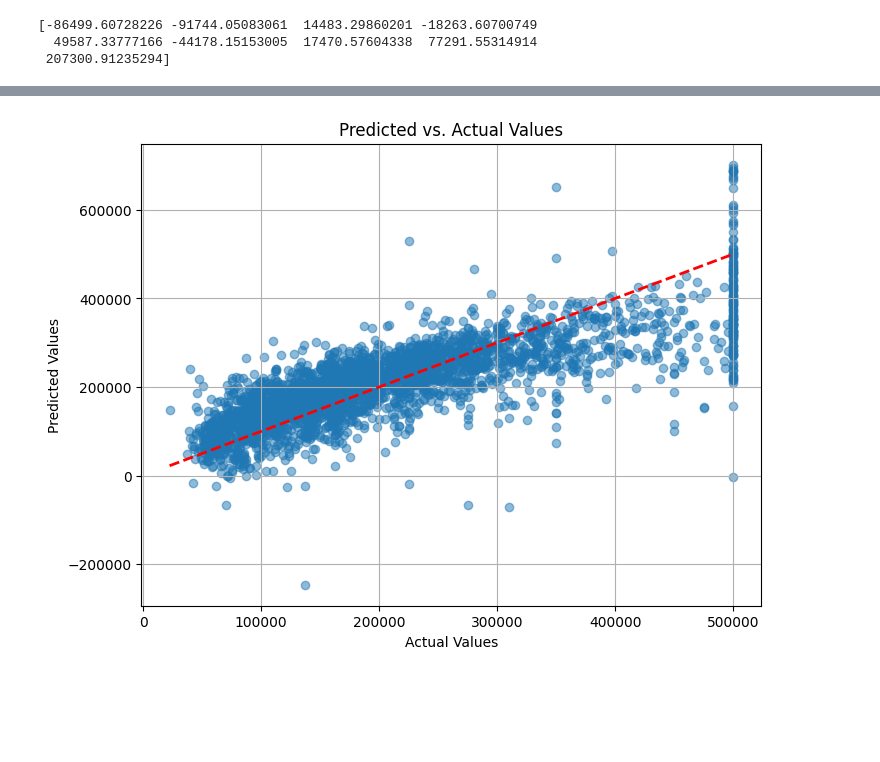
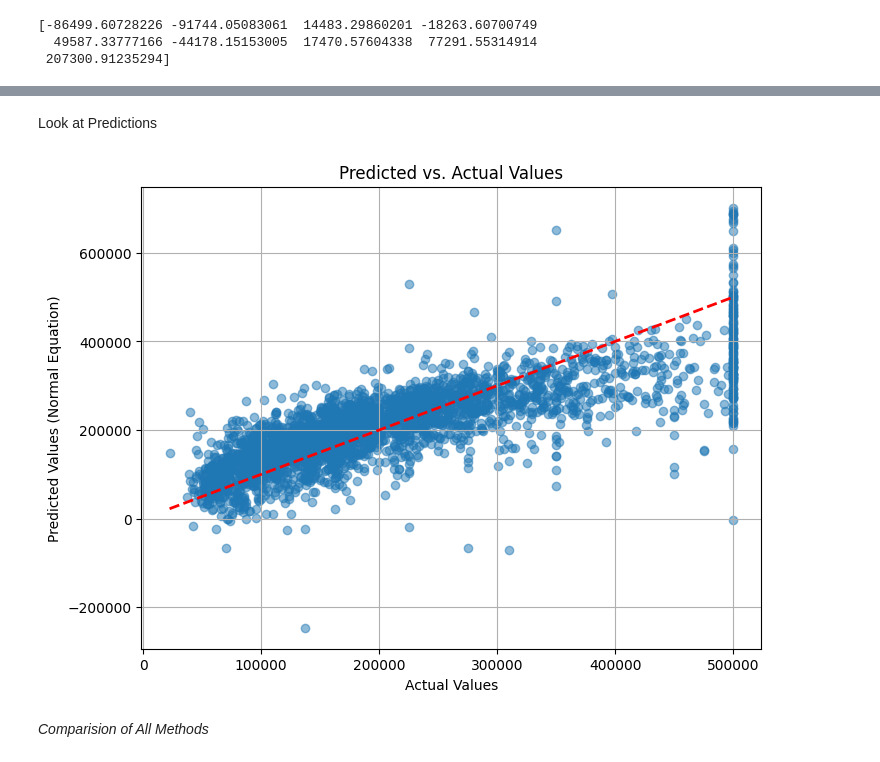
Before and after one commit to escher-bach/MachineLearningLab, a Jupyter notebook: Experiment2/CaliforniaHousing.ipynb, the cells around one changed output, grey strips where cells are left out. Cells and saved outputs as stored; diff of their text form; code cells hidden in the pictures; blank space fills up the shorter version.

Commit message:
Fixed Images

```diff
--- a/Experiment2/CaliforniaHousing.ipynb
+++ b/Experiment2/CaliforniaHousing.ipynb
@@ -151,7 +266,3 @@ x_scaled_test = (x_test-x_test.mean(axis=0))/x_test.std(axis=0)
 x_test =x_scaled_test
 x_test = np.column_stack((x_test,np.ones(len(x_test))))
 y_test = np.array(valid_df.iloc[:,-1])
-# %%
-x_test = np.array(x_test)
-x_scaled_test = (x_test-x_test.mean(axis=0))/x_test.std(axis=0)
-x_test =x_scaled_test
@@ -158,14 +297,17 @@ x_test =x_scaled_test
+# %% [markdown]
+Look at Predictions
 # %%
 import matplotlib.pyplot as plt
 y_pred = compute_function_normal(x_test,normal_weights)
-# Assuming y_test contains the true values and y_pred contains your model's predictions
 plt.figure(figsize=(8, 6))
 plt.scatter(y_test, y_pred, alpha=0.5)
-plt.plot([min(y_test), max(y_test)], [min(y_test), max(y_test)], color='red', linestyle='--', lw=2) # The 45-degree line
+plt.plot([min(y_test), max(y_test)], [min(y_test), max(y_test)], color='red', linestyle='--', lw=2)
 plt.title('Predicted vs. Actual Values')
 plt.xlabel('Actual Values')
-plt.ylabel('Predicted Values')
+plt.ylabel('Predicted Values (Normal Equation)')
 plt.grid(True)
 plt.show()
 # %% [output]
-[figure, old version]
+[figure, new version]
+# %% [markdown]
+*Comparision of All Methods*
```
Also changed, not shown: parts of 44 cells of this notebook, 8 other files.
